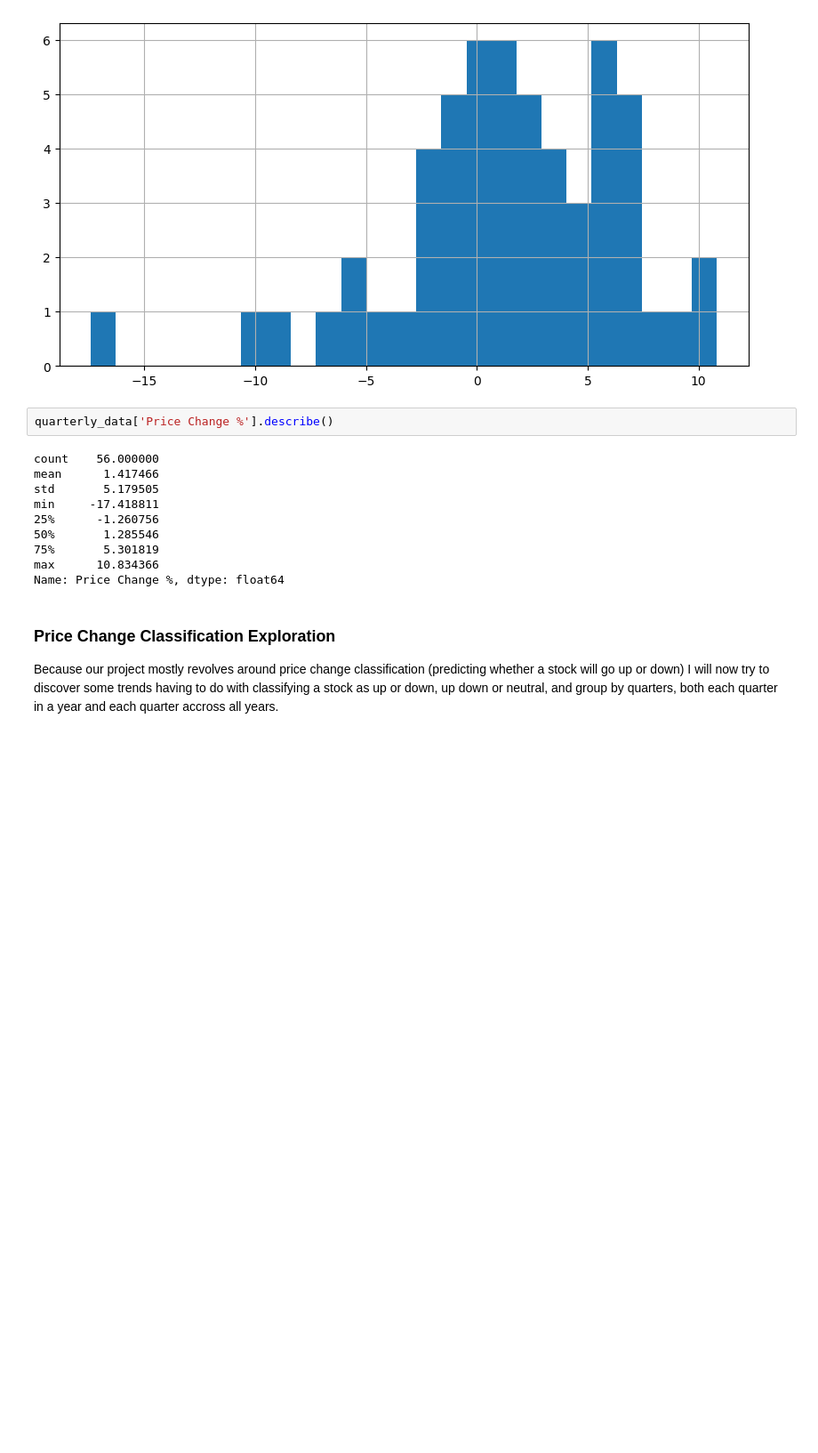
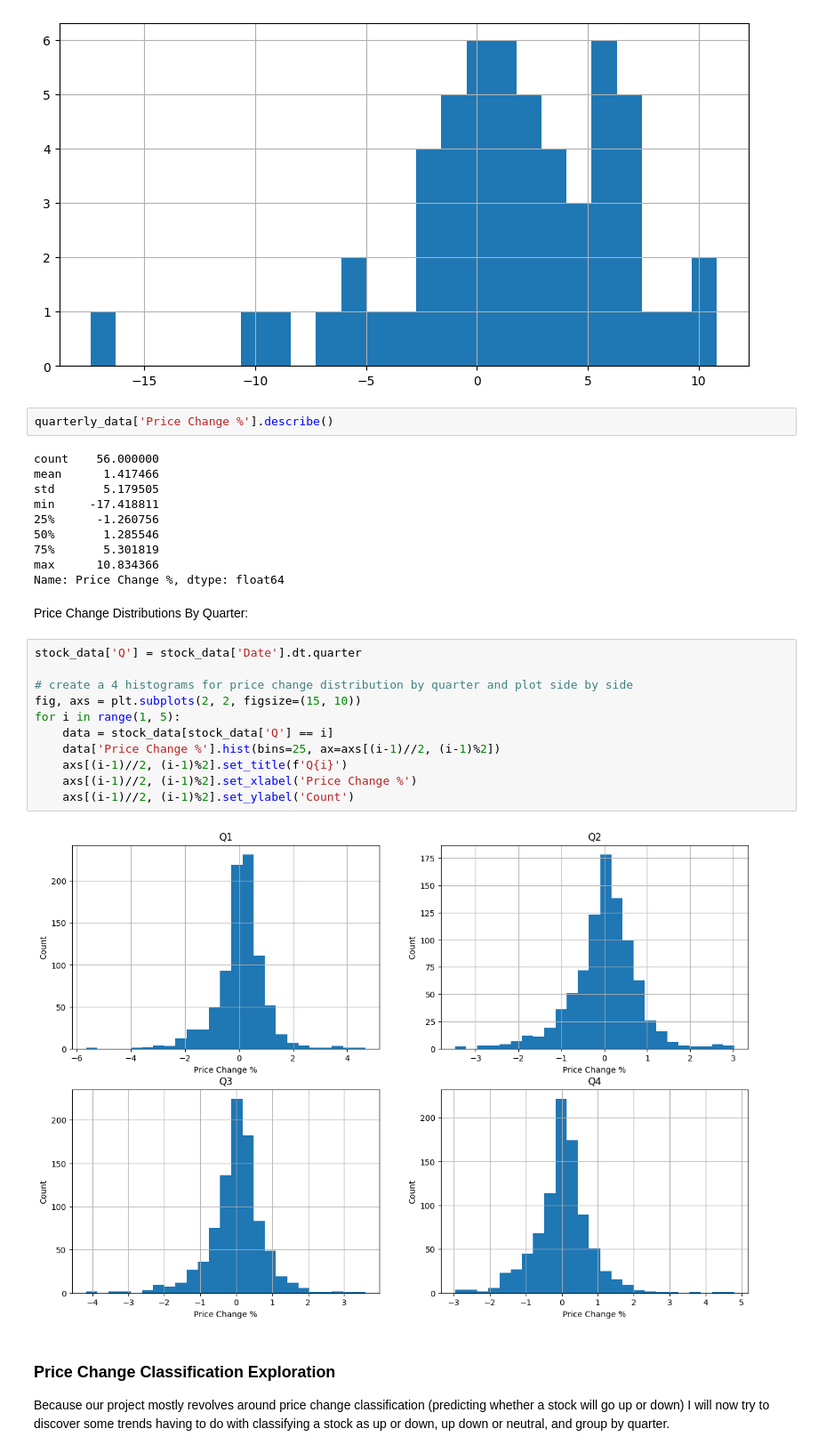
Before and after one commit to OWurst/PittCoin, a Jupyter notebook: expanded_datagathering/Historical_SPY_Exploration.ipynb, the cells around one changed output. Shown at 89% size. Drawn from its saved outputs; the diff is of its cells as text; blank space fills up the shorter version.

```diff
--- a/expanded_datagathering/Historical_SPY_Exploration.ipynb
+++ b/expanded_datagathering/Historical_SPY_Exploration.ipynb
@@ -94,6 +100,21 @@ min     -17.418811
 75%       5.301819
 max      10.834366
 Name: Price Change %, dtype: float64
+# %% [markdown]
+Price Change Distributions By Quarter:
+# %%
+stock_data['Q'] = stock_data['Date'].dt.quarter
+
+# create a 4 histograms for price change distribution by quarter and plot side by side
+fig, axs = plt.subplots(2, 2, figsize=(15, 10))
+for i in range(1, 5):
+    data = stock_data[stock_data['Q'] == i]
+    data['Price Change %'].hist(bins=25, ax=axs[(i-1)//2, (i-1)%2])
+    axs[(i-1)//2, (i-1)%2].set_title(f'Q{i}')
+    axs[(i-1)//2, (i-1)%2].set_xlabel('Price Change %')
+    axs[(i-1)//2, (i-1)%2].set_ylabel('Count')
+# %% [output]
+[figure, added]
 # %% [markdown]
 ### Price Change Classification Exploration
-Because our project mostly revolves around price change classification (predicting whether a stock will go up or down) I will now try to discover some trends having to do with classifying a stock as up or down, up down or neutral, and group by quarters, both each quarter in a year and each quarter accross all years.
+Because our project mostly revolves around price change classification (predicting whether a stock will go up or down) I will now try to discover some trends having to do with classifying a stock as up or down, up down or neutral, and group by quarter.
```
Also changed, not shown: parts of 8 cells of this notebook.
